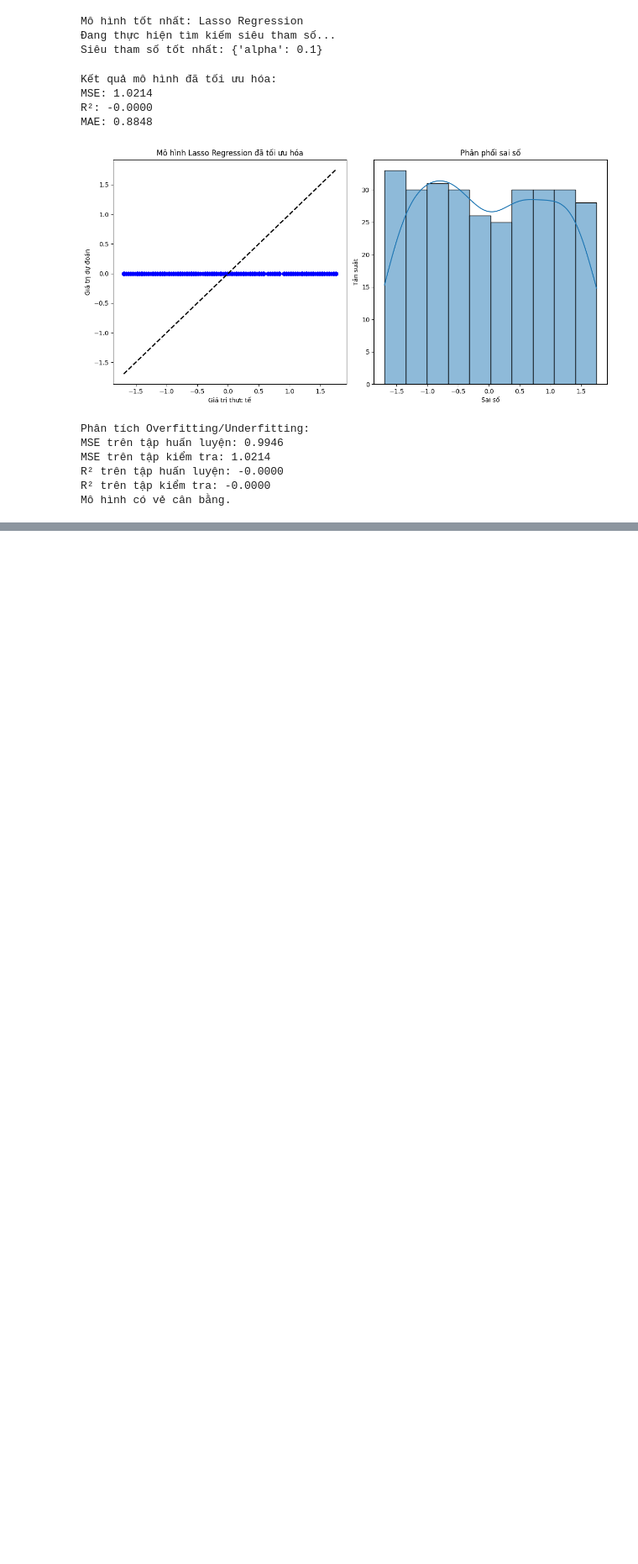
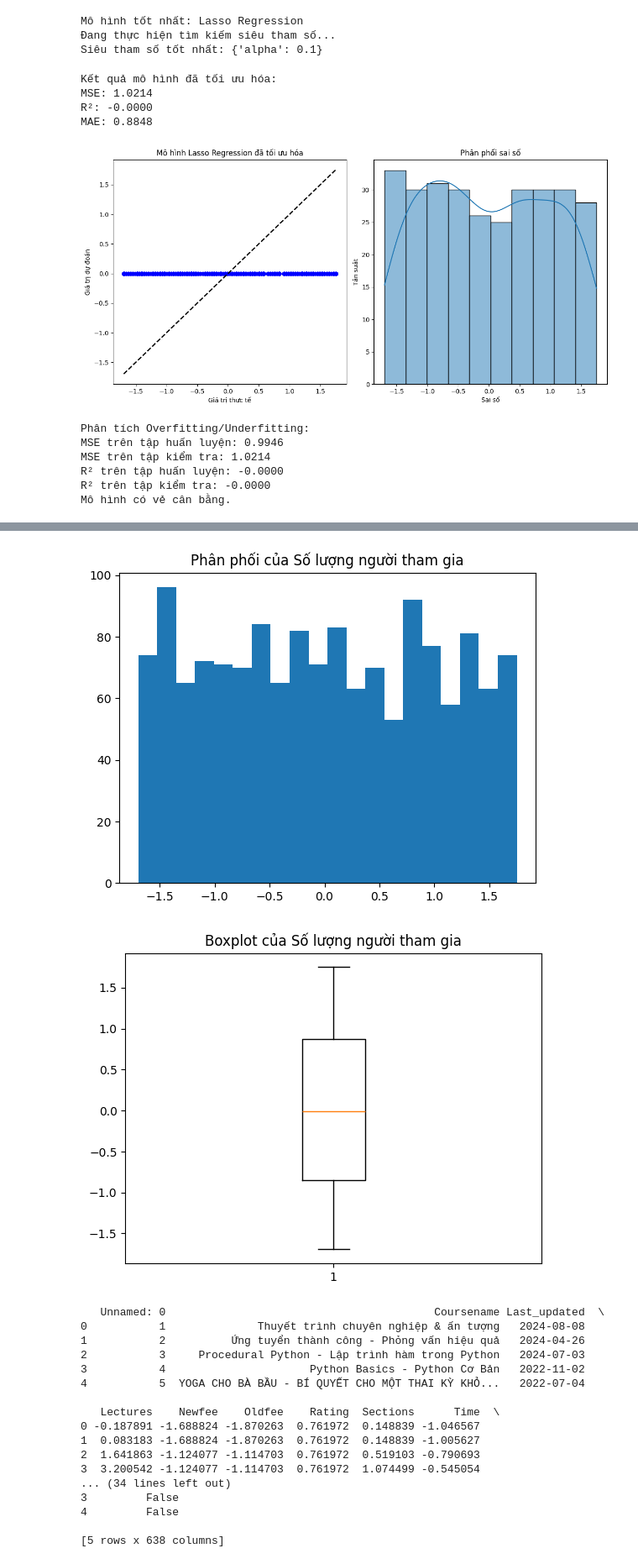
Before and after one commit to ur77ec17235/Data-Analysis, a Jupyter notebook: GroupTask/GroupResearch.ipynb, the cells around one changed output, grey strips where cells are left out. Shown at 84% size. Drawn from its saved outputs; the diff is of its cells as text; code cells hidden in the pictures; blank space fills up the shorter version.

```diff
--- a/GroupTask/GroupResearch.ipynb
+++ b/GroupTask/GroupResearch.ipynb
@@ -1568,0 +1543,51 @@ Mô hình có vẻ cân bằng.
+# %%
+data = df
+# %%
+# xóa dấu ngoặc trong target
+data['Target'] = data['Target'].str.replace('[]', '').str.replace(']', '')
+# %%
+# Kiểm tra phân phối của biến mục tiêu
+plt.hist(data['Number_of_enroll'], bins=20)
+plt.title('Phân phối của Số lượng người tham gia')
+plt.show()
+
+# Kiểm tra outliers bằng boxplot
+plt.boxplot(data['Number_of_enroll'])
+plt.title('Boxplot của Số lượng người tham gia')
+plt.show()
+
+# Xử lý outliers (loại bỏ các giá trị ngoài khoảng IQR)
+Q1 = data['Number_of_enroll'].quantile(0.25)
+Q3 = data['Number_of_enroll'].quantile(0.75)
+IQR = Q3 - Q1
+data = data[~((data['Number_of_enroll'] < (Q1 - 1.5 * IQR)) | (data['Number_of_enroll'] > (Q3 + 1.5 * IQR)))]
+
+# Chuẩn hóa các biến số
+scaler = StandardScaler()
+numeric_cols = ['Rating', 'Oldfee', 'Newfee']
+data[numeric_cols] = scaler.fit_transform(data[numeric_cols])
+
+# Mã hóa biến định tính
+data = pd.get_dummies(data, columns=['Author', 'Topic'], drop_first=True)
+
+print(data.head())
+# %% [output]
+[figure, added]
+[figure, added]
+   Unnamed: 0                                         Coursename Last_updated  \
+0           1              Thuyết trình chuyên nghiệp & ấn tượng   2024-08-08
+1           2          Ứng tuyển thành công - Phỏng vấn hiệu quả   2024-04-26
+2           3     Procedural Python - Lập trình hàm trong Python   2024-07-03
+3           4                      Python Basics - Python Cơ Bản   2022-11-02
+4           5  YOGA CHO BÀ BẦU - BÍ QUYẾT CHO MỘT THAI KỲ KHỎ...   2022-07-04
+
+   Lectures    Newfee    Oldfee    Rating  Sections      Time  \
+0 -0.187891 -1.688824 -1.870263  0.761972  0.148839 -1.046567
+1  0.083183 -1.688824 -1.870263  0.761972  0.148839 -1.005627
+2  1.641863 -1.124077 -1.114703  0.761972  0.519103 -0.790693
+3  3.200542 -1.124077 -1.114703  0.761972  1.074499 -0.545054
+... (34 lines left out)
+3         False
+4         False
+
+[5 rows x 638 columns]
```
Also changed, not shown: parts of 42 cells of this notebook, 8 other files.
